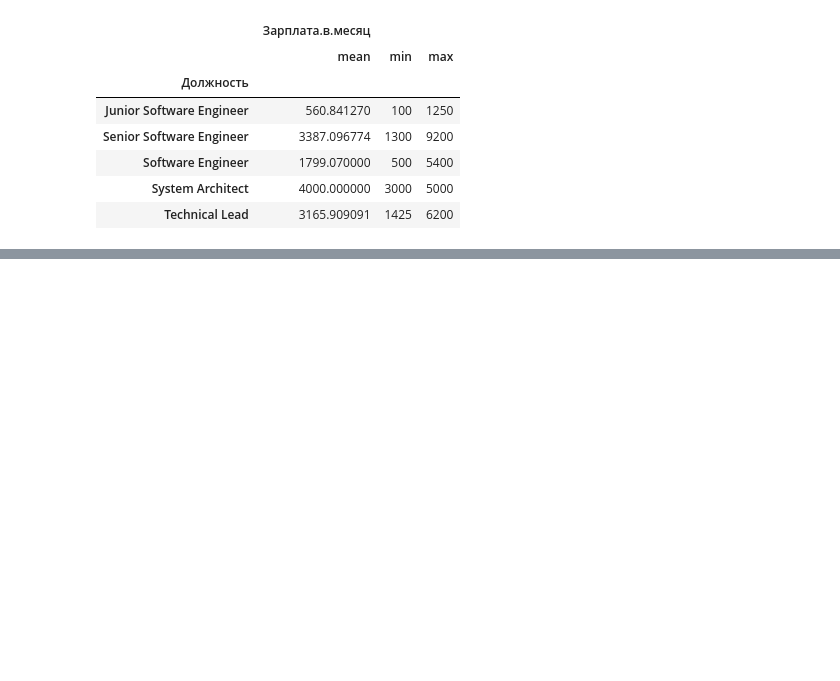
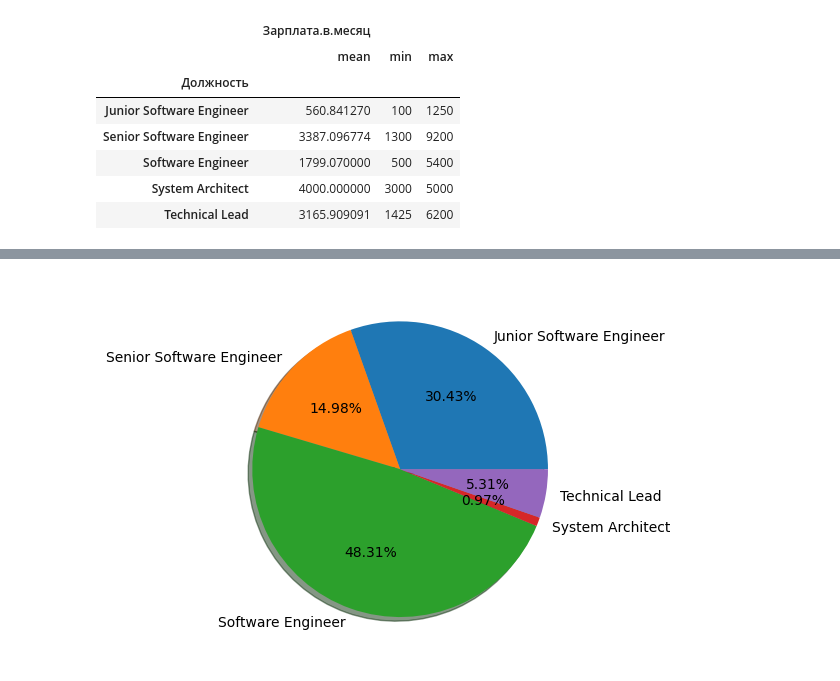
Before and after one commit to Mephod1y/DataScience, a Jupyter notebook: Hw2.2.ipynb, the cells around one changed output, grey strips where cells are left out. Drawn from its saved outputs; the diff is of its cells as text; code cells hidden in the pictures; blank space fills up the shorter version.

```diff
--- a/Hw2.2.ipynb
+++ b/Hw2.2.ipynb
@@ -169,3 +186,26 @@ Name: avg, dtype: float64
 # %%
 # Збережіть отриману таблицю в CSV файл
 df3.to_csv("data.csv", index=False)
+# %%
+import matplotlib.pyplot as plt
+
+jobs = python_data.groupby(['Должность']).agg({'Должность': ['count']})
+jobs['Должность','count']
+
+labels = [
+    "Junior Software Engineer",
+    "Senior Software Engineer",
+    "Software Engineer",
+    "System Architect",
+    "Technical Lead",
+]
+dataset = jobs['Должность','count']
+plt.pie(
+    dataset,
+    labels=labels,
+    shadow=True,
+    autopct="%.2f%%",
+)
+plt.show()
+# %% [output]
+[figure, added]
```
Also changed, not shown: parts of 6 cells of this notebook.
